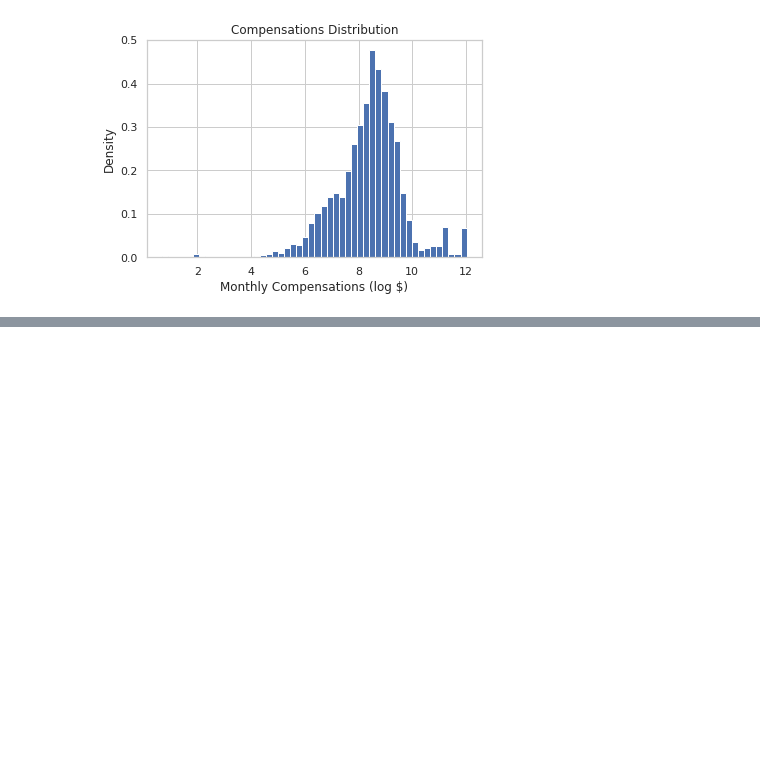
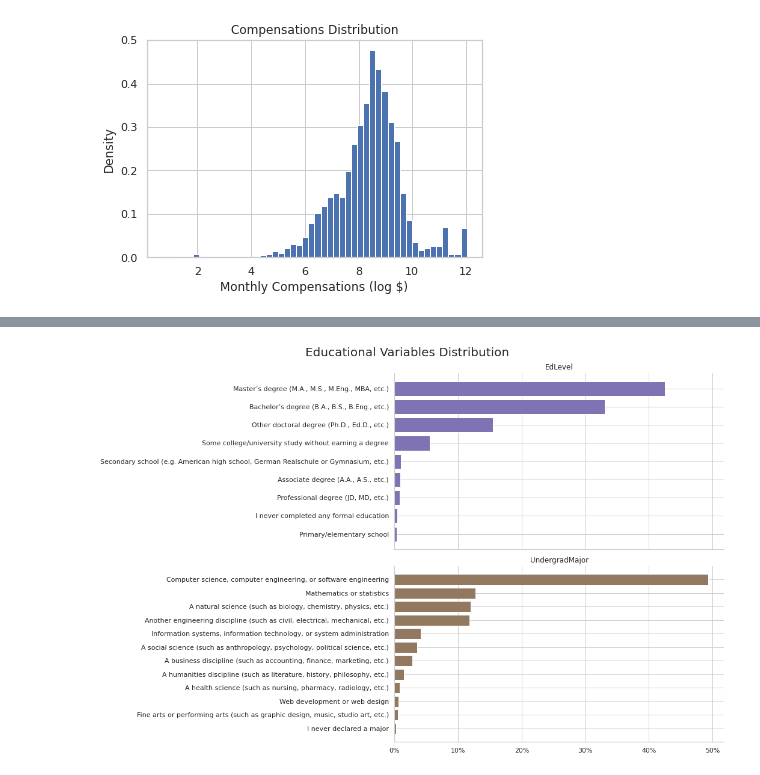
Before and after one commit to leofmr/stack_ds, a Jupyter notebook: SalaryPrediction.ipynb, the cells around one changed output, grey strips where cells are left out. Saved outputs shown, nothing was run; the diff lists cells and outputs as text; code cells hidden in the pictures; blank space fills up the shorter version.

```diff
--- a/SalaryPrediction.ipynb
+++ b/SalaryPrediction.ipynb
@@ -461,0 +279,9 @@ removed_features
+# %%
+edu_dist = edu_dummies.mean()
+edu_dist = edu_dist.reset_index()
+
+edu_dist[['type', 'edu']] = edu_dist['index'].str.split('_', expand=True)
+edu_dist.drop(columns='index', inplace=True)
+edu_dist.rename(columns={0:'percent'}, inplace=True)
+edu_dist.sort_values('percent', inplace=True)
+edu_dist['type'] = pd.Categorical(edu_dist['type'], categories=edu_vars, ordered=True)
@@ -461,0 +294,16 @@ removed_features
+# %%
+# categorical order for legend and colormap
+gs = sns.FacetGrid(data=edu_dist, row='type', sharey=False,
+                   aspect=3, height=5, hue='type',
+                   palette=educ_palette)
+gs.map(plt.barh, 'edu', 'percent')
+gs.set_titles('{row_name}')
+for i, ax in enumerate(gs.axes.flat):
+        ax.xaxis.set_major_formatter(lambda x, p: f'{x:.0%}')
+        ax.set_ylabel('')
+        ax.set_xlabel('')
+gs.fig.subplots_adjust(top=0.92)
+gs.fig.suptitle('Educational Variables Distribution', fontsize=20)
+plt.show()
+# %% [output]
+[figure, added]
```
Also changed, not shown: parts of 136 cells of this notebook.
